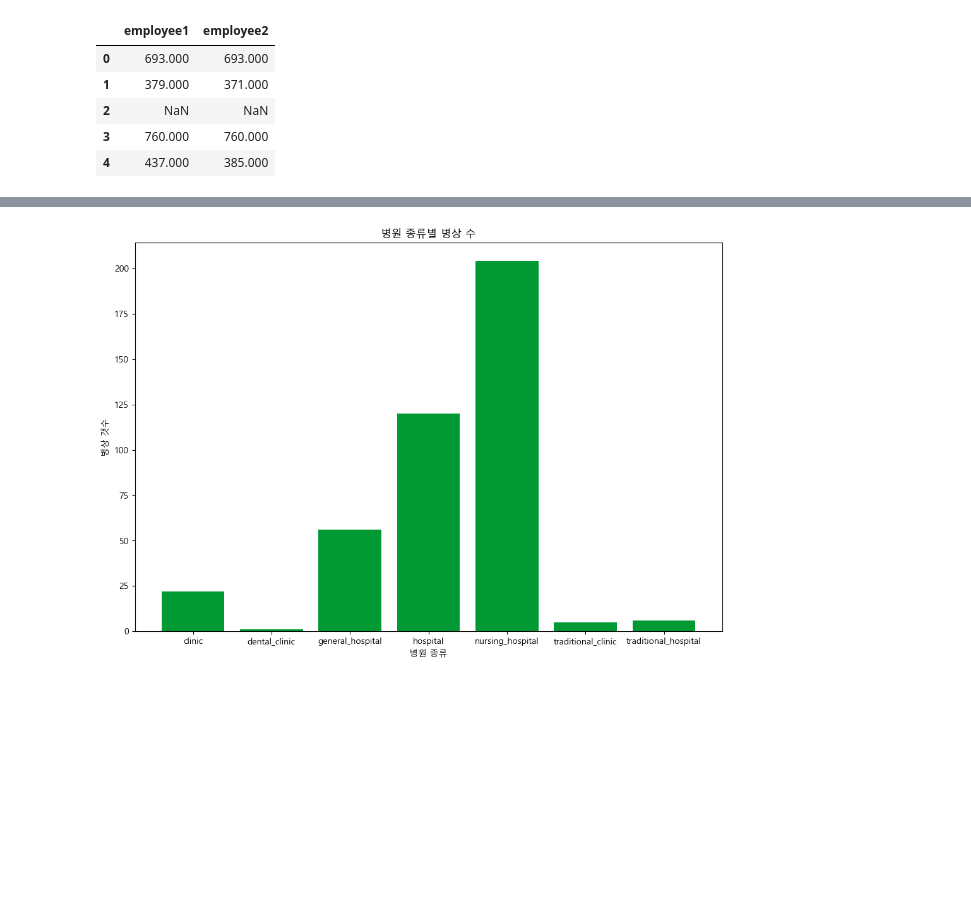
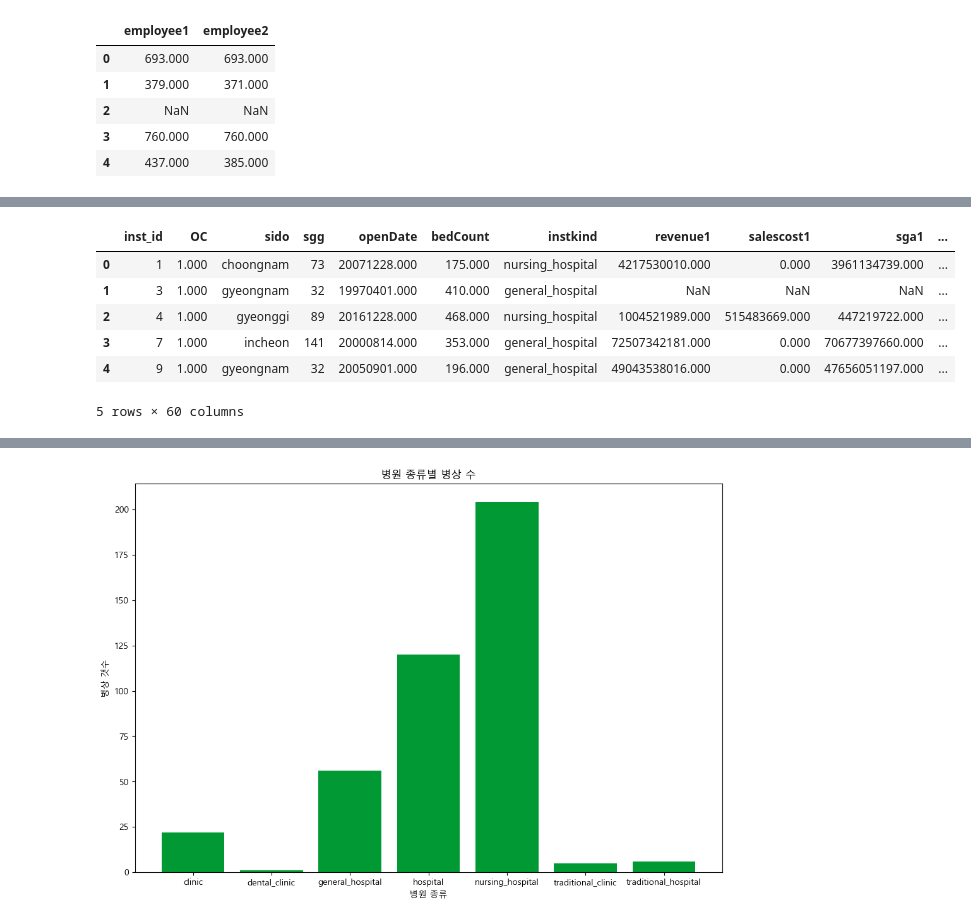
Before and after one commit to nyeokinyeoki/Gym_zalabim, a Jupyter notebook: ipynb/hospital.ipynb, the cells around one changed output, grey strips where cells are left out. Saved outputs shown, nothing was run; the diff lists cells and outputs as text; code cells hidden in the pictures; blank space fills up the shorter version.

```diff
--- a/ipynb/hospital.ipynb
+++ b/ipynb/hospital.ipynb
@@ -251,6 +238,16 @@ df["instkind"].unique()
 # %%
 # 영업이익 컬럼 추가(매출액 - 매출원가 - 판매 관리비 - 급여)
 # revenue - salescost - sga - salary
 
 for i in range(2) :
     df.insert(loc=(24*(i)+11), column="busiProfit"+str(i+1), value=(df["revenue"+str(i+1)]-df["salescost"+str(i+1)]-df["sga"+str(i+1)]-df["salary"+str(i+1)]))
+
+df.head()
+# %% [output]
+|  | inst_id | OC | sido | sgg | openDate | bedCount | instkind | revenue1 | salescost1 | sga1 | ... |
+| 0 | 1 | 1.000 | choongnam | 73 | 20071228.000 | 175.000 | nursing_hospital | 4217530010.000 | 0.000 | 3961134739.000 | ... |
+| 1 | 3 | 1.000 | gyeongnam | 32 | 19970401.000 | 410.000 | general_hospital | NaN | NaN | NaN | ... |
+| 2 | 4 | 1.000 | gyeonggi | 89 | 20161228.000 | 468.000 | nursing_hospital | 1004521989.000 | 515483669.000 | 447219722.000 | ... |
+| 3 | 7 | 1.000 | incheon | 141 | 20000814.000 | 353.000 | general_hospital | 72507342181.000 | 0.000 | 70677397660.000 | ... |
+| 4 | 9 | 1.000 | gyeongnam | 32 | 20050901.000 | 196.000 | general_hospital | 49043538016.000 | 0.000 | 47656051197.000 | ... |
+5 rows × 60 columns
```
Also changed, not shown: parts of 49 cells of this notebook.
